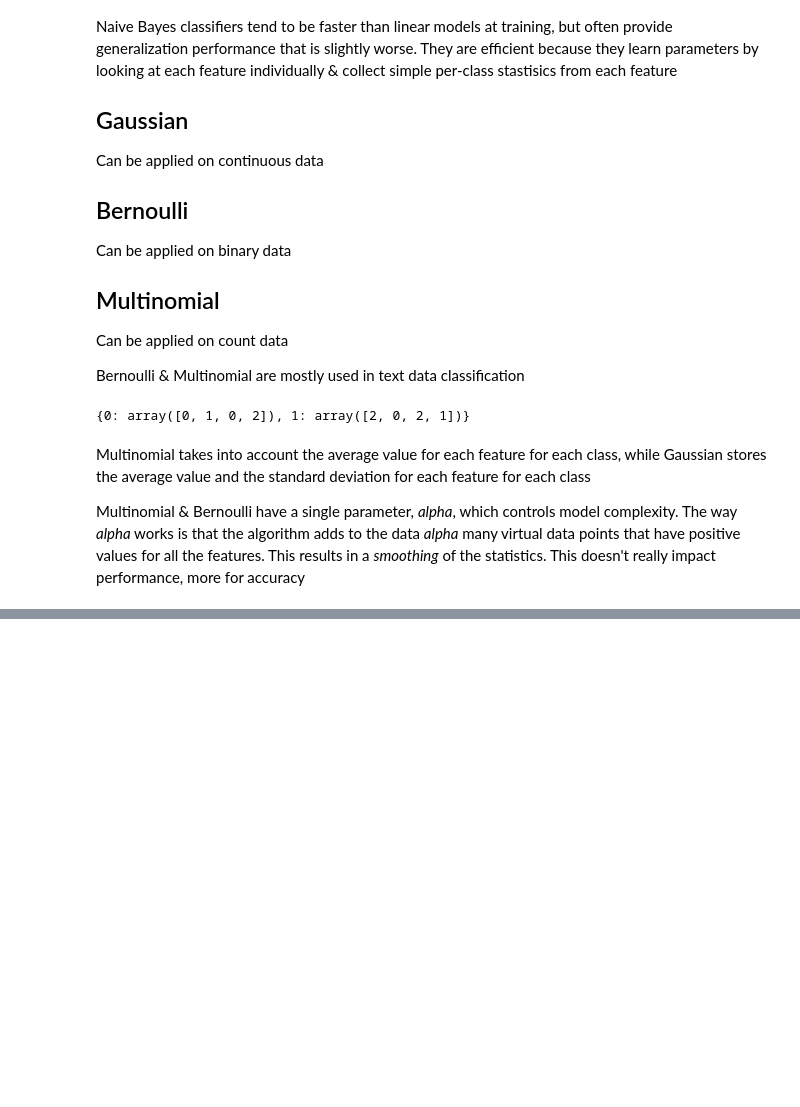
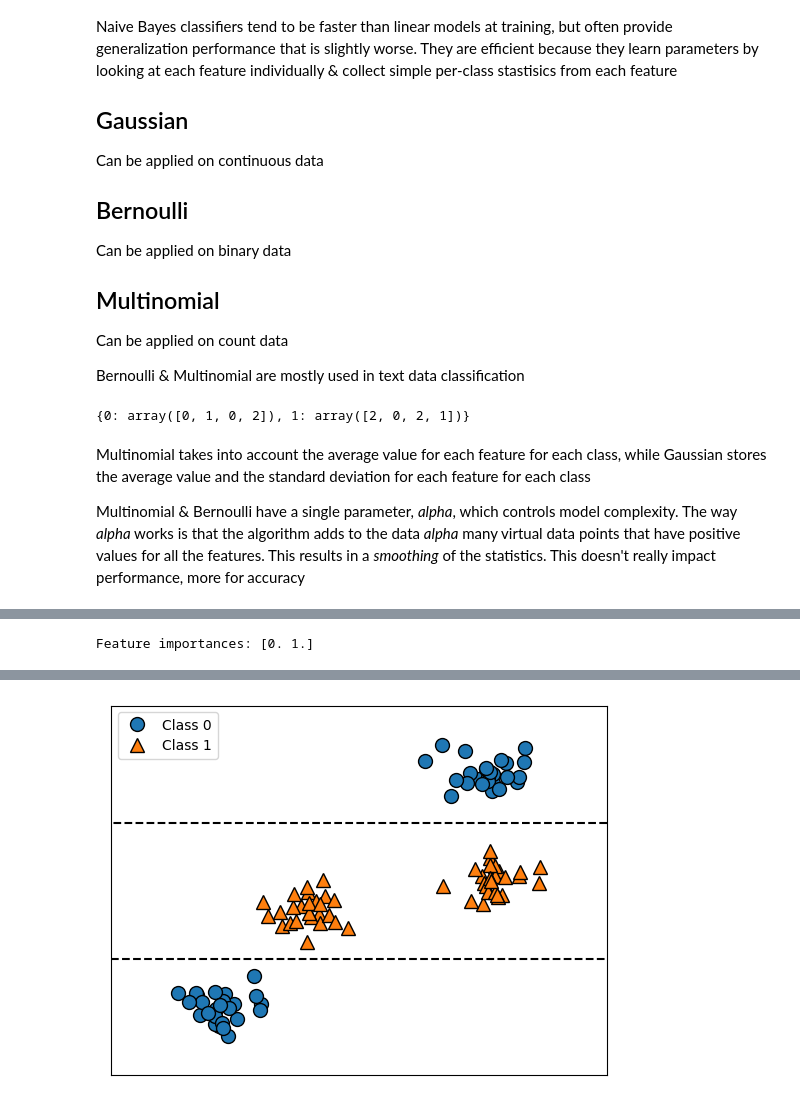
Before and after one commit to Giov12/intro.to.ml, a Jupyter notebook: chapter2.ipynb, the cells around one changed output, grey strips where cells are left out. Drawn from its saved outputs; the diff is of its cells as text; code cells hidden in the pictures; blank space fills up the shorter version.

```diff
--- a/chapter2.ipynb
+++ b/chapter2.ipynb
@@ -532,0 +587,6 @@ Building decision trees can easily lead to overfitting your data. You can prune
+# %%
+# see the coeffients
+tree = mglearn.plots.plot_tree_not_monotone()
+display(tree)
+# %% [output]
+Feature importances: [0. 1.]
@@ -532,0 +594 @@ Building decision trees can easily lead to overfitting your data. You can prune
+[figure, added]
```
Also changed, not shown: parts of 33 cells of this notebook, 1 other file.
